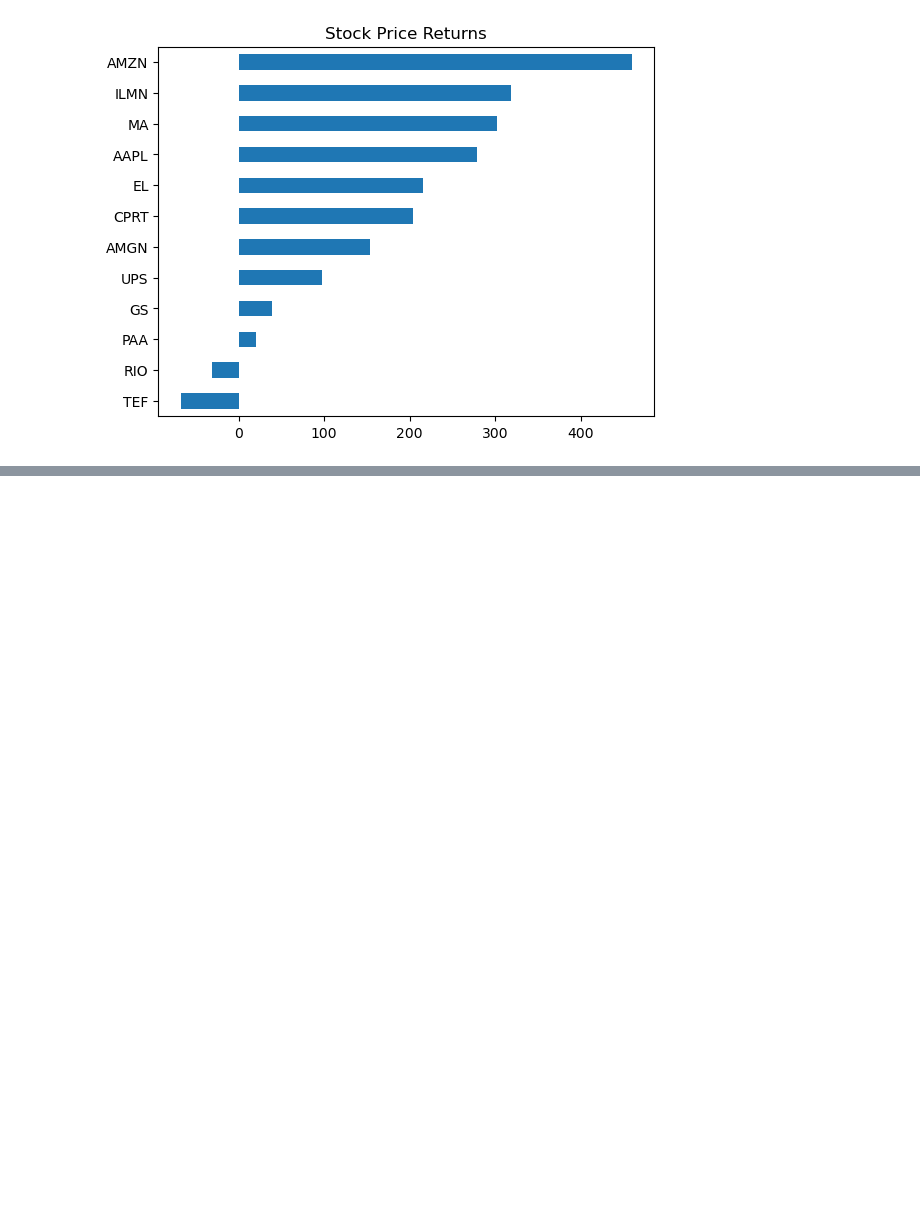
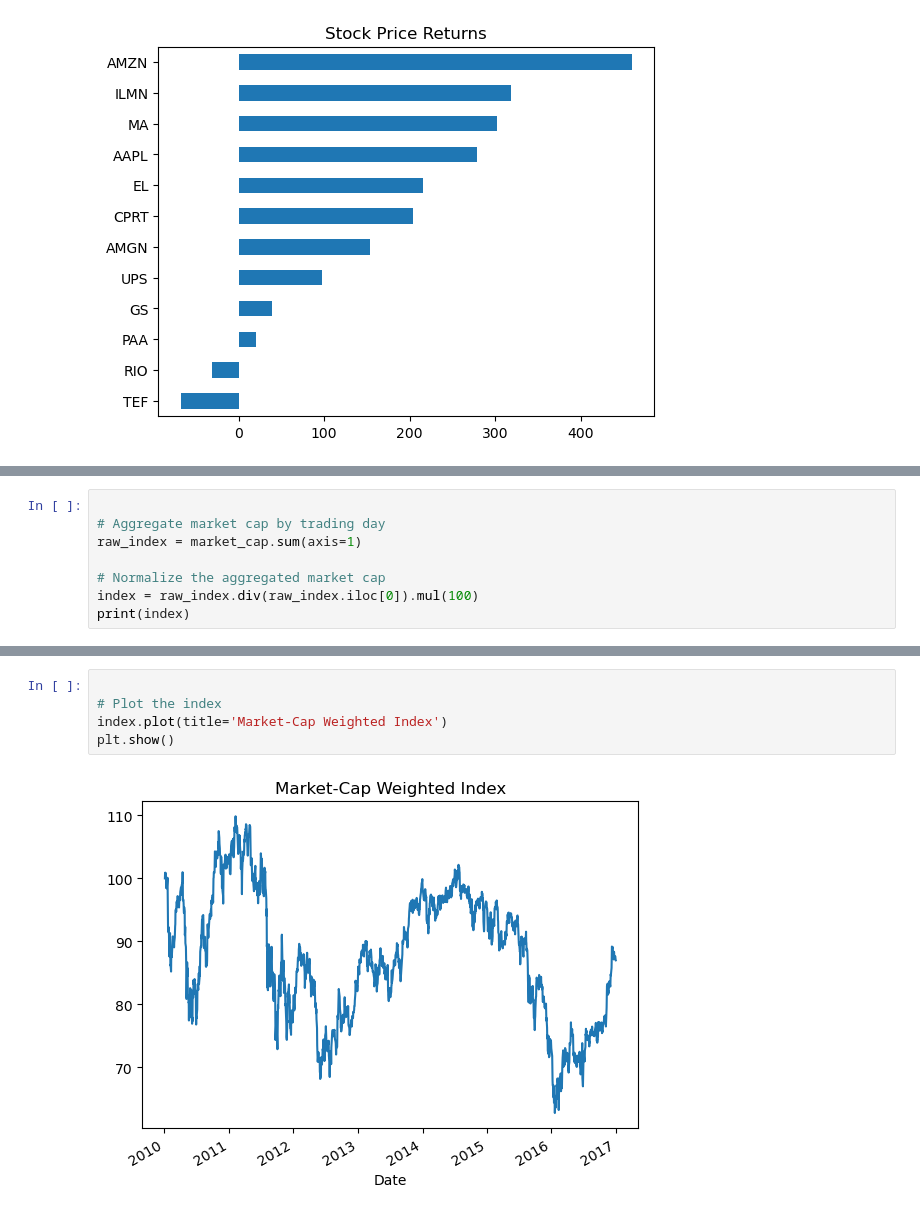
Before and after one commit to nmasamba/finance_and_time_series_python, a Jupyter notebook: time_series_pandas/28_sector_mcap_weighted_index.ipynb, the cells around one changed output, grey strips where cells are left out. Drawn from its saved outputs; the diff is of its cells as text; blank space fills up the shorter version.

```diff
--- a/time_series_pandas/28_sector_mcap_weighted_index.ipynb
+++ b/time_series_pandas/28_sector_mcap_weighted_index.ipynb
@@ -215,0 +256,8 @@ plt.show()
+# %%
+
+# Aggregate market cap by trading day
+raw_index = market_cap.sum(axis=1)
+
+# Normalize the aggregated market cap
+index = raw_index.div(raw_index.iloc[0]).mul(100)
+print(index)
@@ -215,0 +278,7 @@ plt.show()
+# %%
+
+# Plot the index
+index.plot(title='Market-Cap Weighted Index')
+plt.show()
+# %% [output]
+[figure, added]
```
Also changed, not shown: parts of 20 cells of this notebook.
